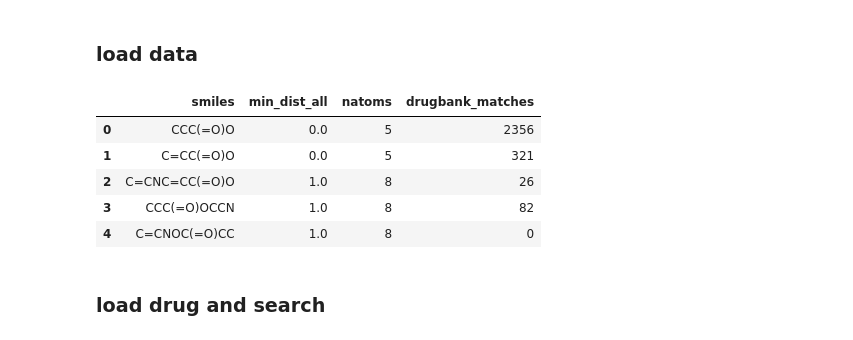
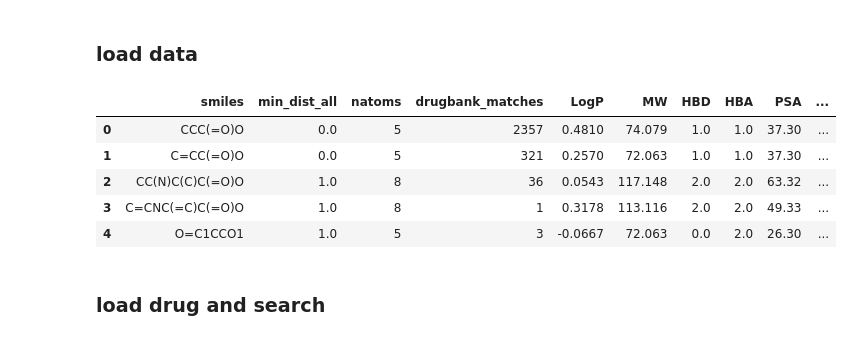
Before and after one commit to cernaklab/acid-amine-enumeration-2, a Jupyter notebook: 004_draw_chord_diagram.ipynb, the cells around one changed output. Saved outputs shown, nothing was run; the diff lists cells and outputs as text; code cells hidden in the pictures.

```diff
--- a/004_draw_chord_diagram.ipynb
+++ b/004_draw_chord_diagram.ipynb
@@ -35,14 +34,14 @@ def rgb_convert(rgb,alpha):
 ### load data
 # %%
 # swap out the data later...
-data = pd.read_csv("../data_files/acid_amine_smiles_mindist_dbank.csv",index_col=0)
+data = pd.read_csv("./data_files/smiles_min_dist_dbank_props.csv")
 data.sort_values("min_dist_all",inplace=True)
 data.reset_index(drop=True,inplace=True)
 data.head()
 # %% [output]
-|  | smiles | min_dist_all | natoms | drugbank_matches |
-| 0 | CCC(=O)O | 0.0 | 5 | 2356 |
-| 1 | C=CC(=O)O | 0.0 | 5 | 321 |
-| 2 | C=CNC=CC(=O)O | 1.0 | 8 | 26 |
-| 3 | CCC(=O)OCCN | 1.0 | 8 | 82 |
-| 4 | C=CNOC(=O)CC | 1.0 | 8 | 0 |
+|  | smiles | min_dist_all | natoms | drugbank_matches | LogP | MW | HBD | HBA | PSA | ... |
+| 0 | CCC(=O)O | 0.0 | 5 | 2357 | 0.4810 | 74.079 | 1.0 | 1.0 | 37.30 | ... |
+| 1 | C=CC(=O)O | 0.0 | 5 | 321 | 0.2570 | 72.063 | 1.0 | 1.0 | 37.30 | ... |
+| 2 | CC(N)C(C)C(=O)O | 1.0 | 8 | 36 | 0.0543 | 117.148 | 2.0 | 2.0 | 63.32 | ... |
+| 3 | C=CNC(=C)C(=O)O | 1.0 | 8 | 1 | 0.3178 | 113.116 | 2.0 | 2.0 | 49.33 | ... |
+| 4 | O=C1CCO1 | 1.0 | 5 | 3 | -0.0667 | 72.063 | 0.0 | 2.0 | 26.30 | ... |
```
Also changed, not shown: parts of 15 cells of this notebook, 9 other files.
